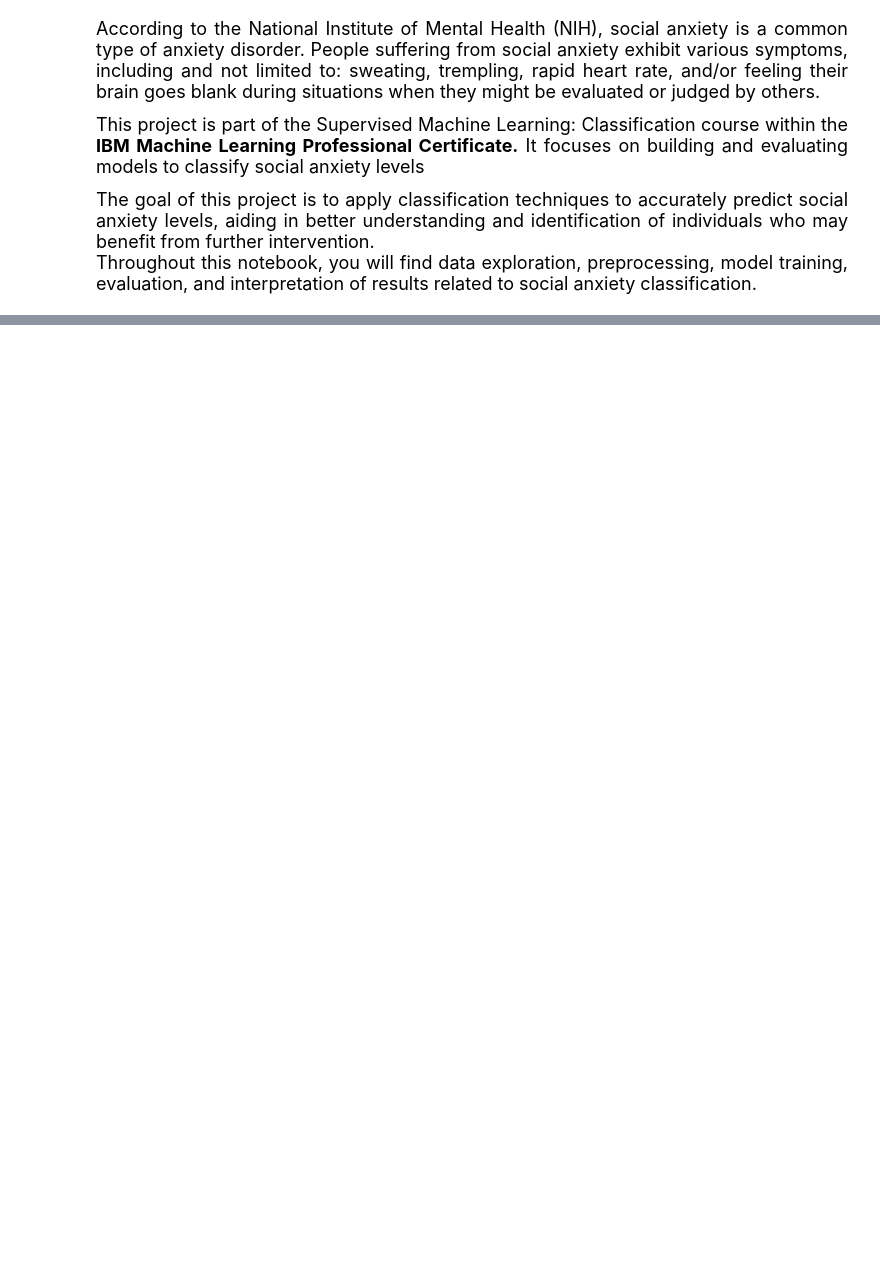
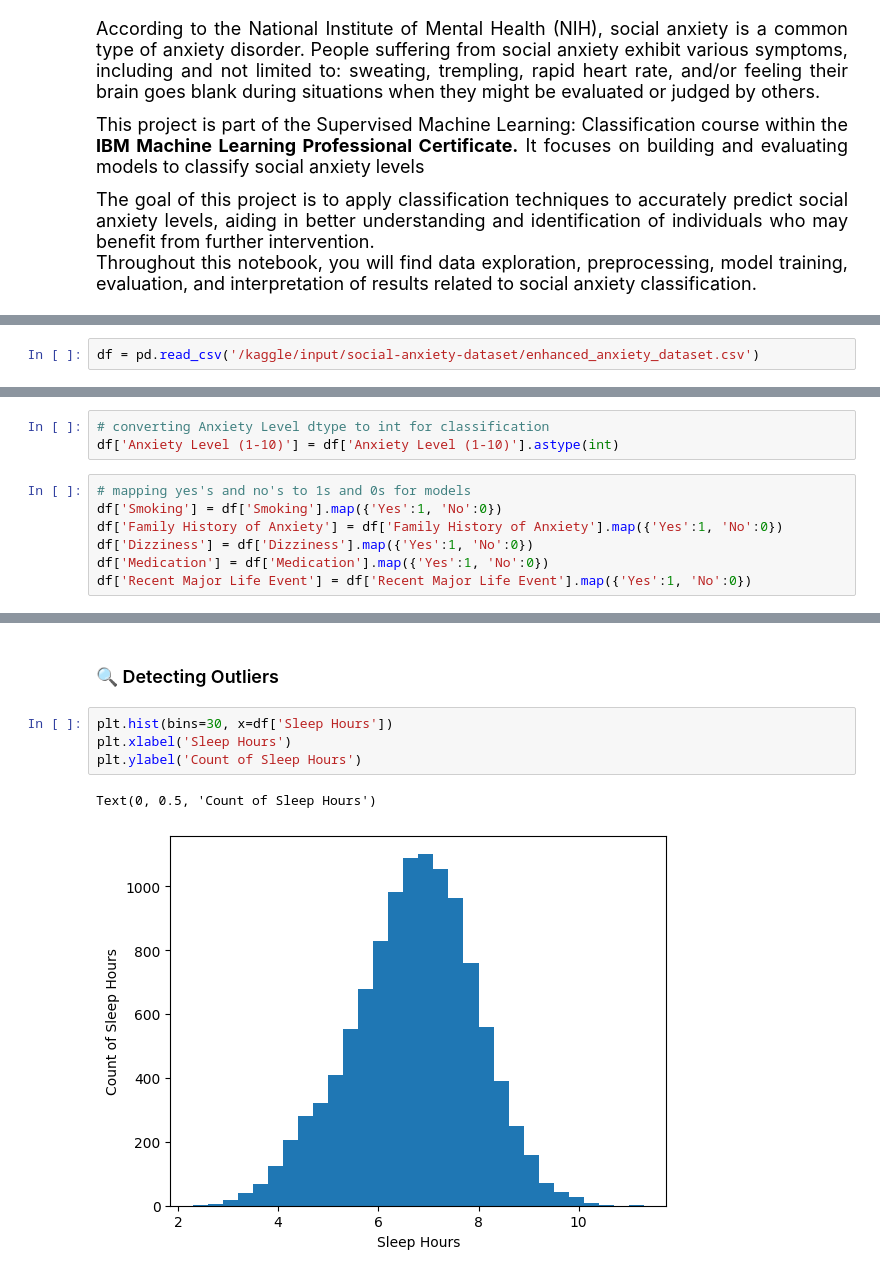
Before and after one commit to YaqeenData/social_anxiety_level_classification, a Jupyter notebook: social-anxiety-level-classification-project.ipynb, the cells around one changed output, grey strips where cells are left out. Saved outputs shown, nothing was run; the diff lists cells and outputs as text; blank space fills up the shorter version.

Commit message:
Kaggle Notebook | Social Anxiety Level Classification Project 🧠📊  | Quality Checking

```diff
--- a/social-anxiety-level-classification-project.ipynb
+++ b/social-anxiety-level-classification-project.ipynb
@@ -28,3 +77,5 @@ for dirname, _, filenames in os.walk('/kaggle/input'):
 # %% [output]
 /kaggle/input/social-anxiety-dataset/family_anxiety_14_dataset.csv
 /kaggle/input/social-anxiety-dataset/enhanced_anxiety_dataset.csv
+# %%
+df = pd.read_csv('/kaggle/input/social-anxiety-dataset/enhanced_anxiety_dataset.csv')
@@ -30,0 +224,10 @@ for dirname, _, filenames in os.walk('/kaggle/input'):
+# %%
+# converting Anxiety Level dtype to int for classification
+df['Anxiety Level (1-10)'] = df['Anxiety Level (1-10)'].astype(int)
+# %%
+# mapping yes's and no's to 1s and 0s for models
+df['Smoking'] = df['Smoking'].map({'Yes':1, 'No':0})
+df['Family History of Anxiety'] = df['Family History of Anxiety'].map({'Yes':1, 'No':0})
+df['Dizziness'] = df['Dizziness'].map({'Yes':1, 'No':0})
+df['Medication'] = df['Medication'].map({'Yes':1, 'No':0})
+df['Recent Major Life Event'] = df['Recent Major Life Event'].map({'Yes':1, 'No':0})
@@ -30,0 +243,9 @@ for dirname, _, filenames in os.walk('/kaggle/input'):
+# %% [markdown]
+### 🔍 Detecting Outliers
+# %%
+plt.hist(bins=30, x=df['Sleep Hours'])
+plt.xlabel('Sleep Hours')
+plt.ylabel('Count of Sleep Hours')
+# %% [output]
+Text(0, 0.5, 'Count of Sleep Hours')
+[figure, added]
```
Also changed, not shown: parts of 41 cells of this notebook.
